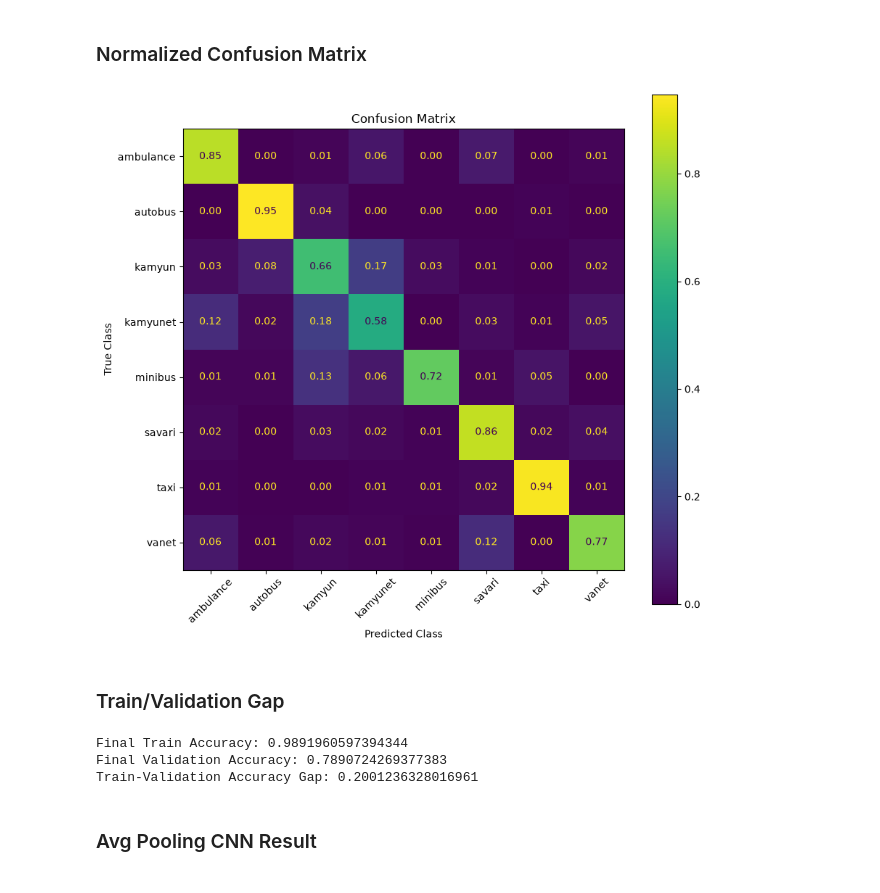
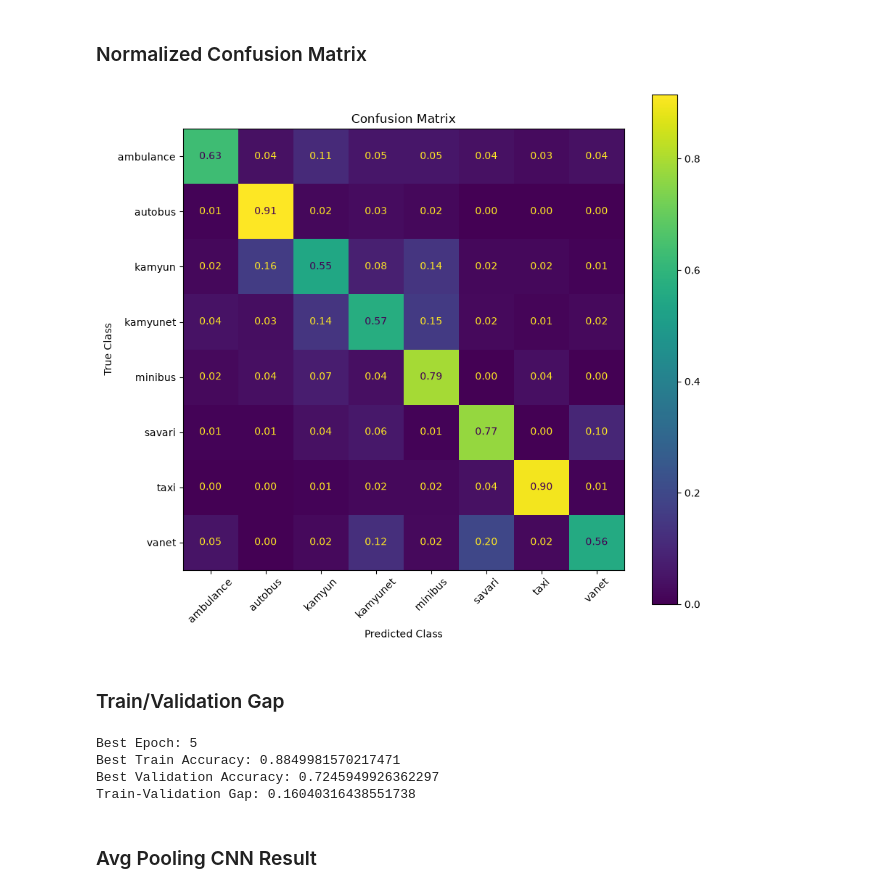
Before and after one commit to StyeshHejavari/traffic_vehicle_project, a Jupyter notebook: experiments/04_Max_vs_Avg_Pooling.ipynb, the cells around one changed output. Drawn from its saved outputs; the diff is of its cells as text; code cells hidden in the pictures.

```diff
--- a/experiments/04_Max_vs_Avg_Pooling.ipynb
+++ b/experiments/04_Max_vs_Avg_Pooling.ipynb
@@ -384,7 +381,7 @@ checkpoint = torch.load(
     map_location=DEVICE
 )
 
-model.load_state_dict(
+avg_model.load_state_dict(
     checkpoint["model_state_dict"]
 )
 
@@ -453,43 +450,45 @@ cm = plot_confusion_matrix(
 ### Normalized Confusion Matrix
 # %%
 cm_normalized = plot_confusion_matrix(
-    model=model,
+    model=avg_model,
     loader=val_loader,
     class_names=class_names,
     device=DEVICE,
     normalize="true"
 )
 # %% [output]
-[figure, old version]
+[figure, new version]
 # %% [markdown]
 ### Train/Validation Gap
 # %%
-final_train_accuracy = history["train_accuracy"][-1]
-final_val_accuracy = history["val_accuracy"][-1]
+best_epoch = np.argmax(
+    history["val_accuracy"]
+)
 
-accuracy_gap = (
-    final_train_accuracy
-    - final_val_accuracy
+best_train_accuracy = history["train_accuracy"][best_epoch]
+best_val_accuracy = history["val_accuracy"][best_epoch]
+
+print("Best Epoch:", best_epoch + 1)
+
+print(
+    "Best Train Accuracy:",
+    best_train_accuracy
 )
 
 print(
-    "Final Train Accuracy:",
-    final_train_accuracy
+    "Best Validation Accuracy:",
+    best_val_accuracy
 )
 
 print(
-    "Final Validation Accuracy:",
-    final_val_accuracy
+    "Train-Validation Gap:",
+    best_train_accuracy - best_val_accuracy
 )
-
-print(
-    "Train-Validation Accuracy Gap:",
-    accuracy_gap
-)
 # %% [output]
-Final Train Accuracy: 0.9891960597394344
-Final Validation Accuracy: 0.7890724269377383
-Train-Validation Accuracy Gap: 0.2001236328016961
+Best Epoch: 5
+Best Train Accuracy: 0.8849981570217471
+Best Validation Accuracy: 0.7245949926362297
+Train-Validation Gap: 0.16040316438551738
 # %% [markdown]
 ### Avg Pooling CNN Result
 # %%
```
Also changed, not shown: parts of 14 cells of this notebook.
